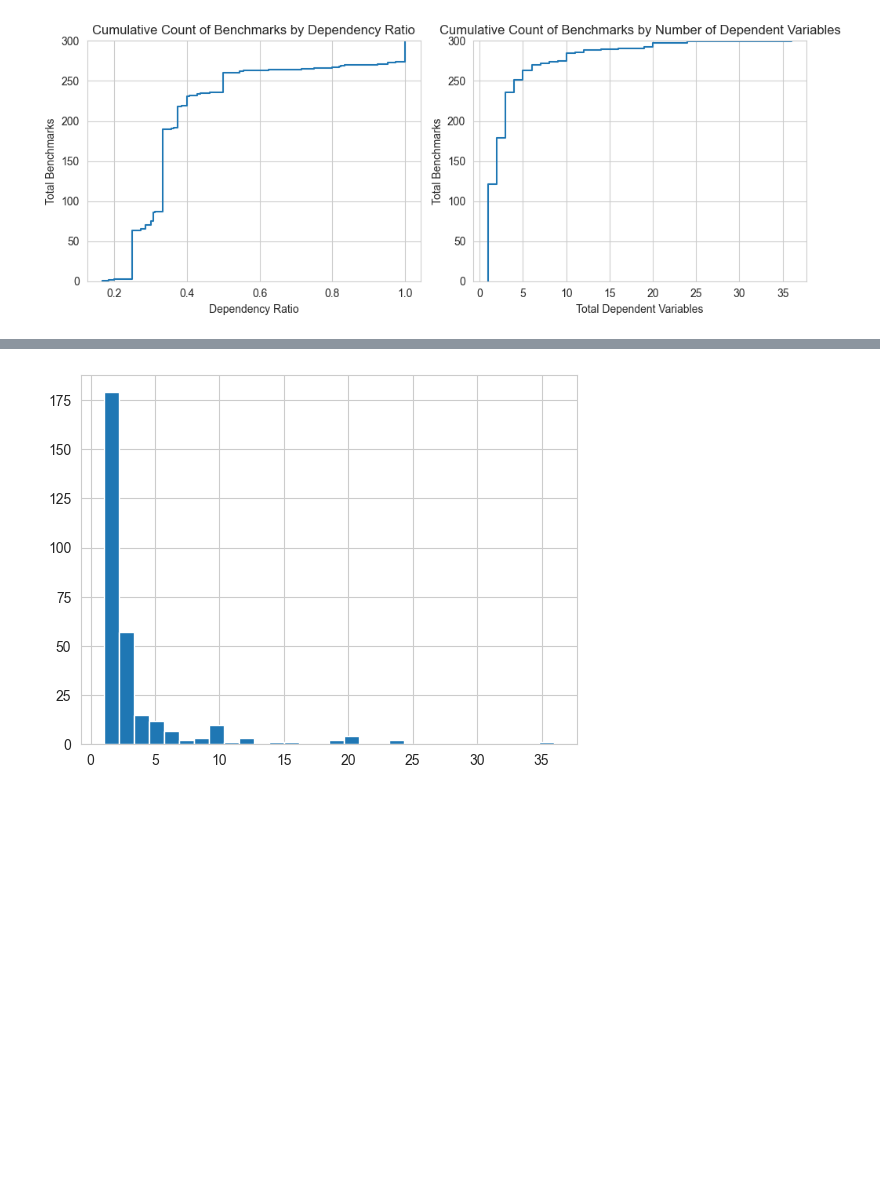
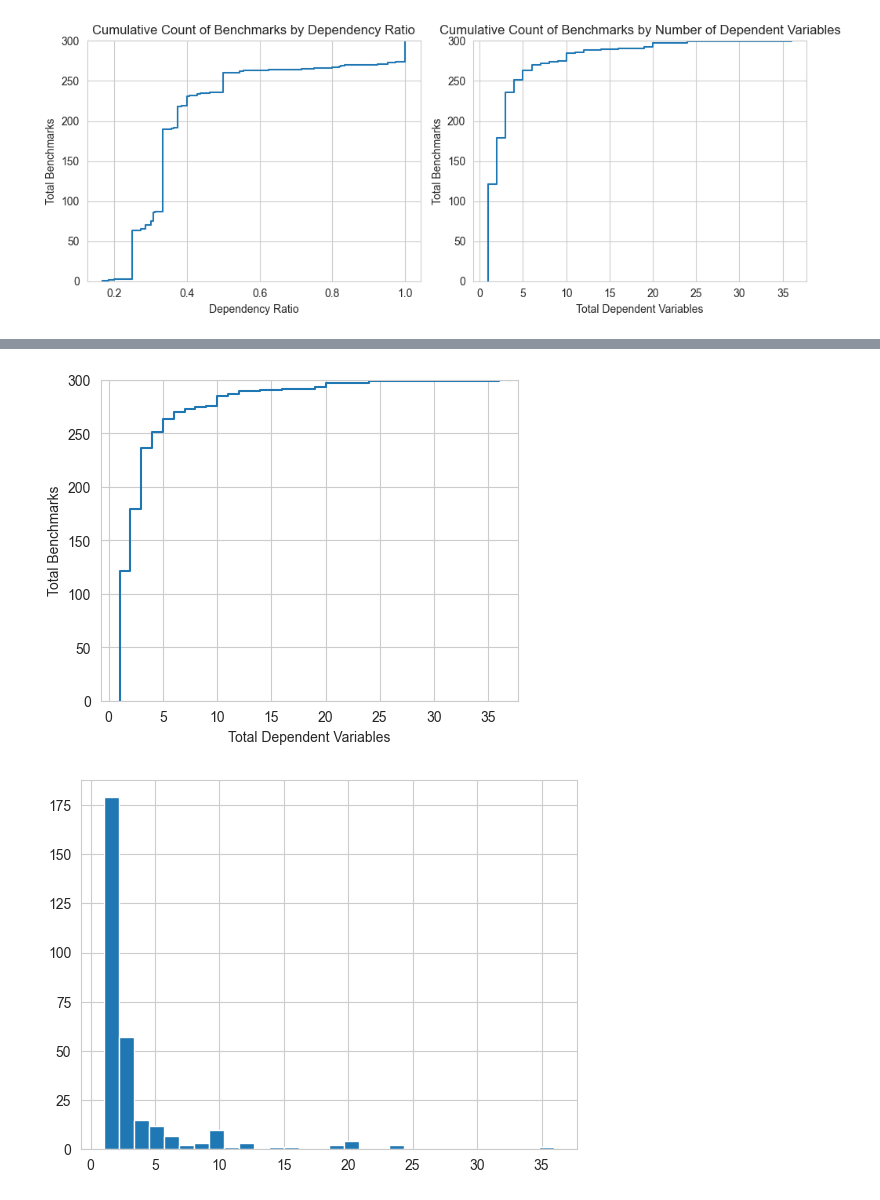
Before and after one commit to eliyaoo32/DepSynt, a Jupyter notebook: scripts/visualization.ipynb, the cells around one changed output, grey strips where cells are left out. Saved outputs shown, nothing was run; the diff lists cells and outputs as text; code cells hidden in the pictures; blank space fills up the shorter version.

```diff
--- a/scripts/visualization.ipynb
+++ b/scripts/visualization.ipynb
@@ -90,3 +105,18 @@ plt.show()
+# %%
+fig, axes = plt.subplots(1, 1, figsize=(5, 4))
+
+# Plot the second graph on the second subplot
+sns.ecdfplot(data=total_deps_df, x="Total Dependent Variables", stat="count", ax=axes)
+# axes.set_title("Cumulative Count of Benchmarks by Number of Dependent Variables")
+axes.set_ylabel("Total Benchmarks")
+
+# Adjust layout
+plt.tight_layout()
+
+# Show the plot
+plt.show()
+# %% [output]
+[figure, added]
 # %%
 ax = plt.hist(total_deps_df["Total Dependent Variables"], bins=30)
 # %% [output]
```
Also changed, not shown: parts of 26 cells of this notebook, 3 other files.
